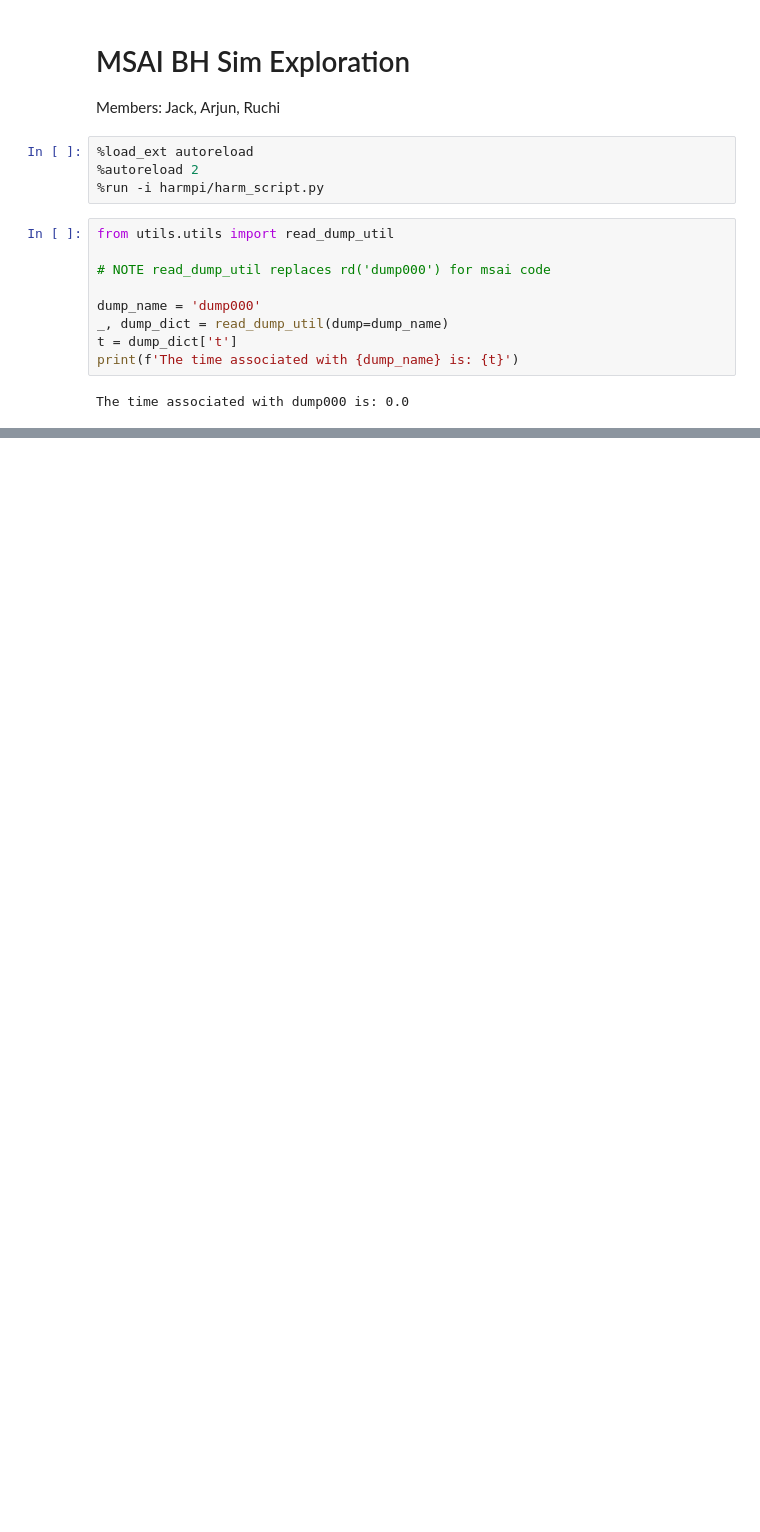
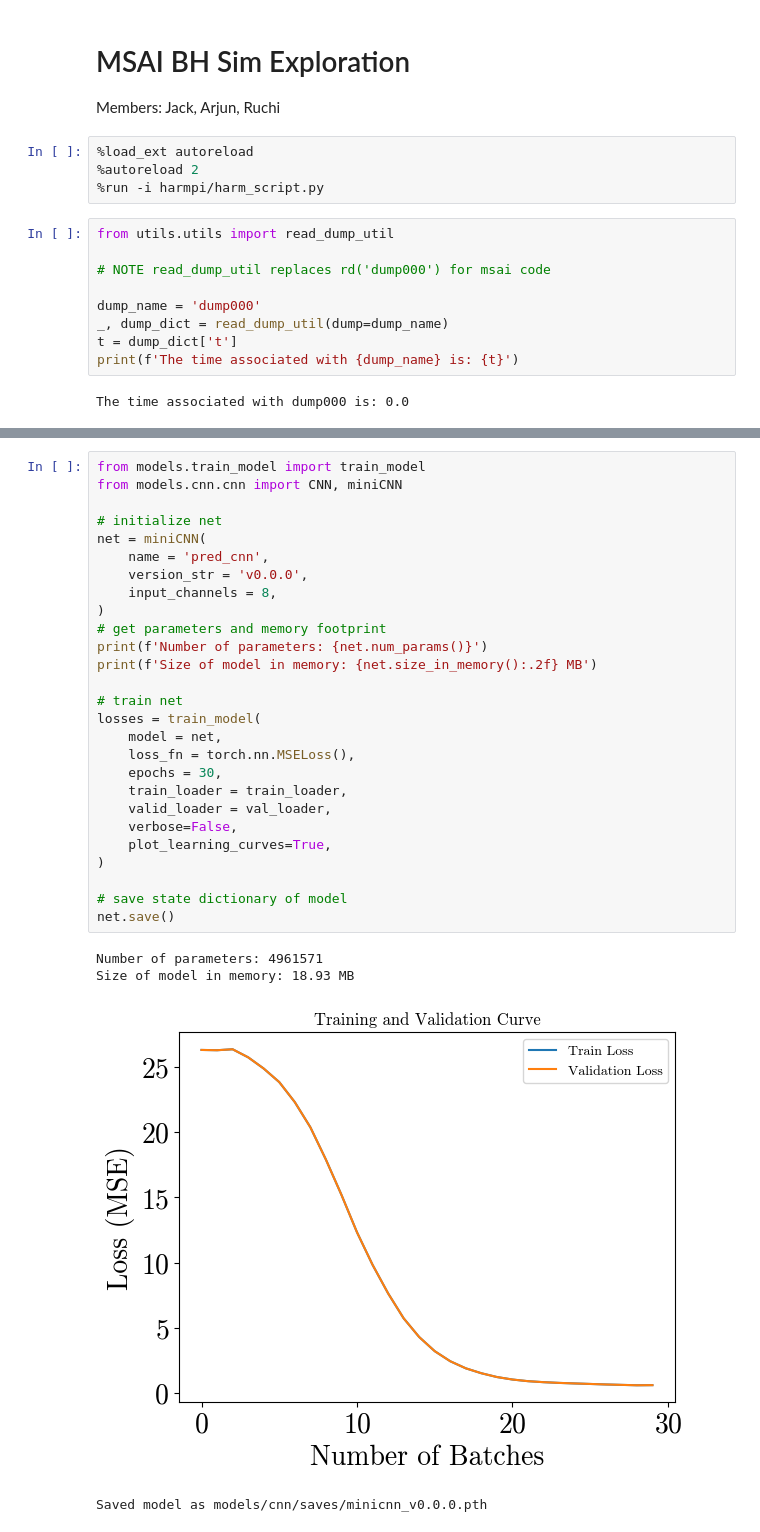
Before and after one commit to JackHanke/bh, a Jupyter notebook: harm.ipynb, the cells around one changed output, grey strips where cells are left out. Cells and saved outputs as stored; diff of their text form; blank space fills up the shorter version.

```diff
--- a/harm.ipynb
+++ b/harm.ipynb
@@ -112,3 +105,35 @@ net.save()
+# %%
+from models.train_model import train_model
+from models.cnn.cnn import CNN, miniCNN
+
+# initialize net
+net = miniCNN(
+    name = 'pred_cnn',
+    version_str = 'v0.0.0',
+    input_channels = 8,
+)
+# get parameters and memory footprint
+print(f'Number of parameters: {net.num_params()}')
+print(f'Size of model in memory: {net.size_in_memory():.2f} MB')
+
+# train net
+losses = train_model(
+    model = net,
+    loss_fn = torch.nn.MSELoss(),
+    epochs = 30,
+    train_loader = train_loader,
+    valid_loader = val_loader,
+    verbose=False,
+    plot_learning_curves=True,
+)
+
+# save state dictionary of model
+net.save()
+# %% [output]
+Number of parameters: 4961571
+Size of model in memory: 18.93 MB
+[figure, added]
+Saved model as models/cnn/saves/minicnn_v0.0.0.pth
 # %%
 # load model state dictionary
 net = FFNN(input_dim = 8*128*128)
```
Also changed, not shown: parts of 12 cells of this notebook, 8 other files.
